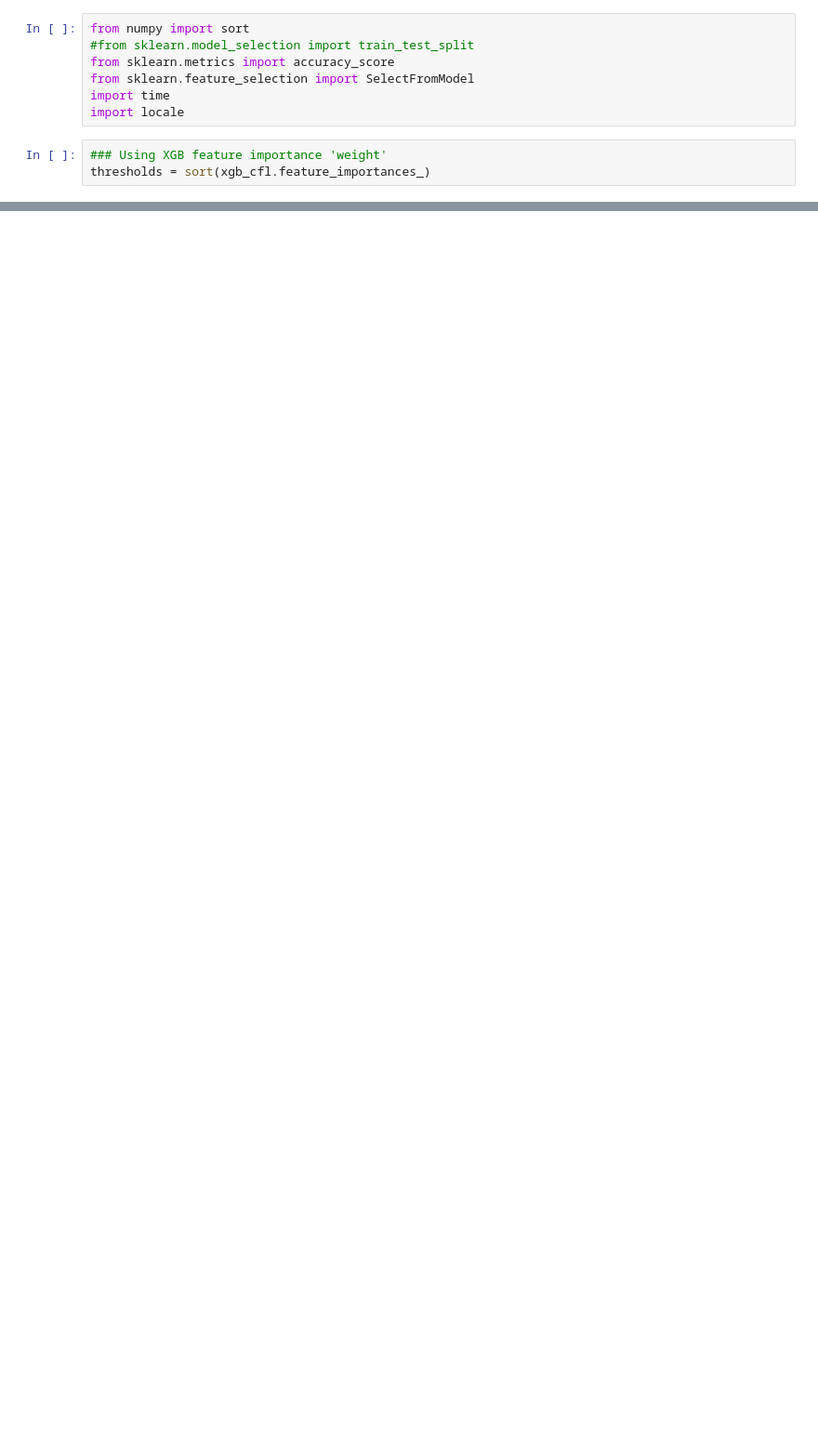
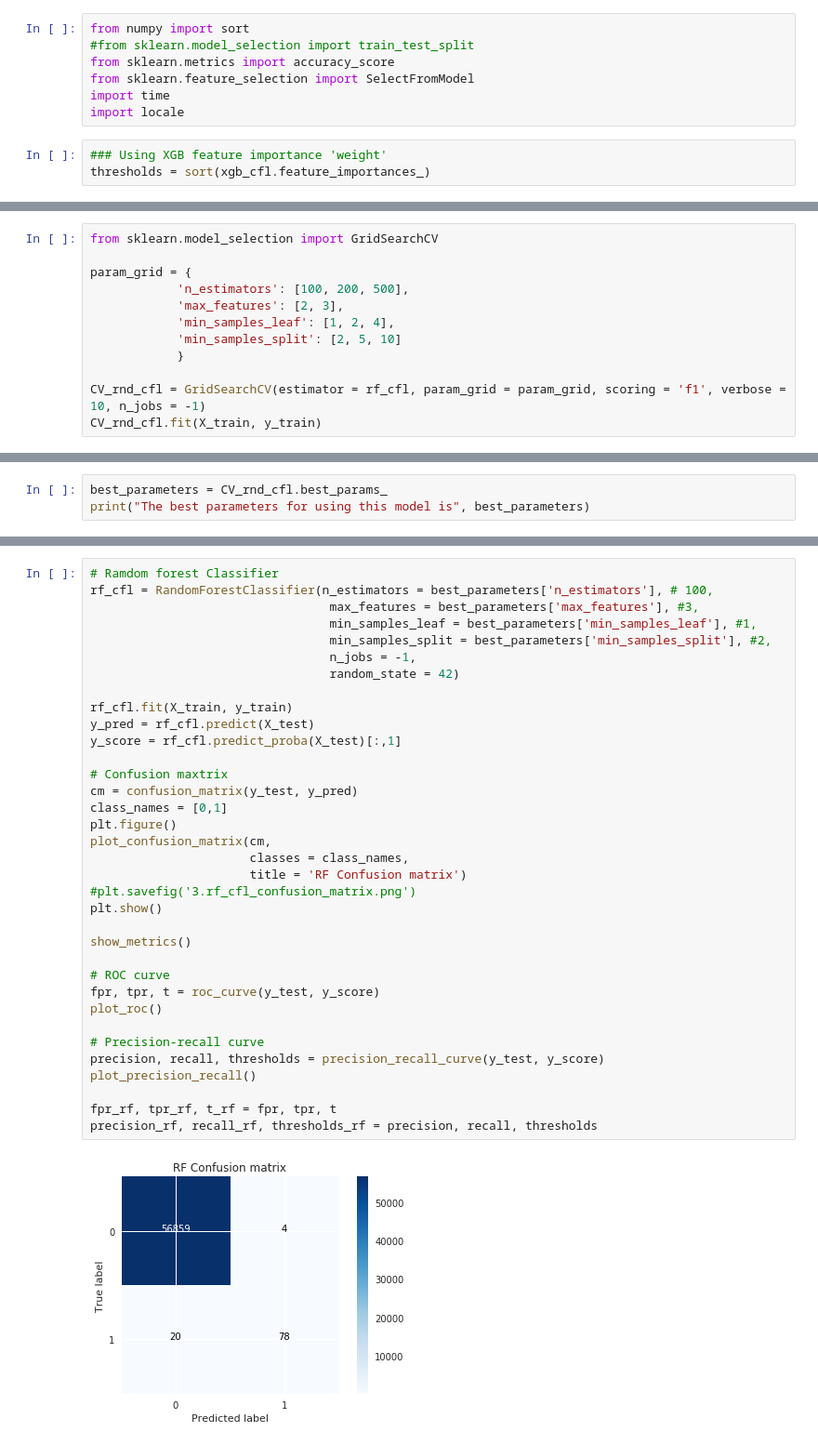
Before and after one commit to rtales/kaggle-credit-card, a Jupyter notebook: credit_card-analysis.ipynb, the cells around one changed output, grey strips where cells are left out. Shown at 93% size. Drawn from its saved outputs; the diff is of its cells as text; blank space fills up the shorter version.

```diff
--- a/credit_card-analysis.ipynb
+++ b/credit_card-analysis.ipynb
@@ -760,0 +1326,12 @@ F1_score  =     nan
+# %%
+from sklearn.model_selection import GridSearchCV
+
+param_grid = {
+            'n_estimators': [100, 200, 500],
+            'max_features': [2, 3],
+            'min_samples_leaf': [1, 2, 4],
+            'min_samples_split': [2, 5, 10]
+            }
+
+CV_rnd_cfl = GridSearchCV(estimator = rf_cfl, param_grid = param_grid, scoring = 'f1', verbose = 10, n_jobs = -1)
+CV_rnd_cfl.fit(X_train, y_train)
@@ -760,0 +1435,3 @@ F1_score  =     nan
+# %%
+best_parameters = CV_rnd_cfl.best_params_
+print("The best parameters for using this model is", best_parameters)
@@ -760,0 +1442,37 @@ F1_score  =     nan
+# %%
+# Ramdom forest Classifier
+rf_cfl = RandomForestClassifier(n_estimators = best_parameters['n_estimators'], # 100,
+                                 max_features = best_parameters['max_features'], #3,
+                                 min_samples_leaf = best_parameters['min_samples_leaf'], #1,
+                                 min_samples_split = best_parameters['min_samples_split'], #2,
+                                 n_jobs = -1,
+                                 random_state = 42)
+
+rf_cfl.fit(X_train, y_train)
+y_pred = rf_cfl.predict(X_test)
+y_score = rf_cfl.predict_proba(X_test)[:,1]
+
+# Confusion maxtrix
+cm = confusion_matrix(y_test, y_pred)
+class_names = [0,1]
+plt.figure()
+plot_confusion_matrix(cm,
+                      classes = class_names,
+                      title = 'RF Confusion matrix')
+#plt.savefig('3.rf_cfl_confusion_matrix.png')
+plt.show()
+
+show_metrics()
+
+# ROC curve
+fpr, tpr, t = roc_curve(y_test, y_score)
+plot_roc()
+
+# Precision-recall curve
+precision, recall, thresholds = precision_recall_curve(y_test, y_score)
+plot_precision_recall()
+
+fpr_rf, tpr_rf, t_rf = fpr, tpr, t
+precision_rf, recall_rf, thresholds_rf = precision, recall, thresholds
+# %% [output]
+[figure, added]
```
Also changed, not shown: parts of 90 cells of this notebook.
